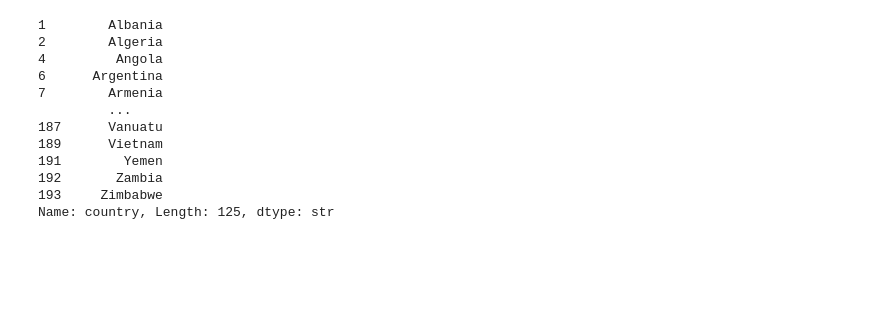
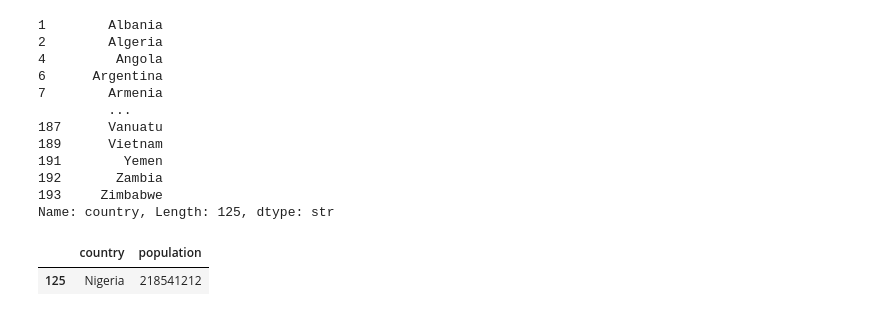
Before and after one commit to Mayankjoshi009/Python-, a Jupyter notebook: Pandas/Data Extraction.ipynb, the cells around one changed output. Drawn from its saved outputs; the diff is of its cells as text; code cells hidden in the pictures; blank space fills up the shorter version.

Commit message:
Add analysis to identify the country with the largest population in Africa

```diff
--- a/Pandas/Data Extraction.ipynb
+++ b/Pandas/Data Extraction.ipynb
@@ -193,3 +193,8 @@ df.loc[df['country_long'].str.contains('Republic', case=False, na=False), 'count
 192       Zambia
 193     Zimbabwe
 Name: country, Length: 125, dtype: str
+# %%
+df.loc[df['continent'] == 'Africa'].nlargest(1, 'population')[['country', 'population']]
+# %% [output]
+|  | country | population |
+| 125 | Nigeria | 218541212 |
```
